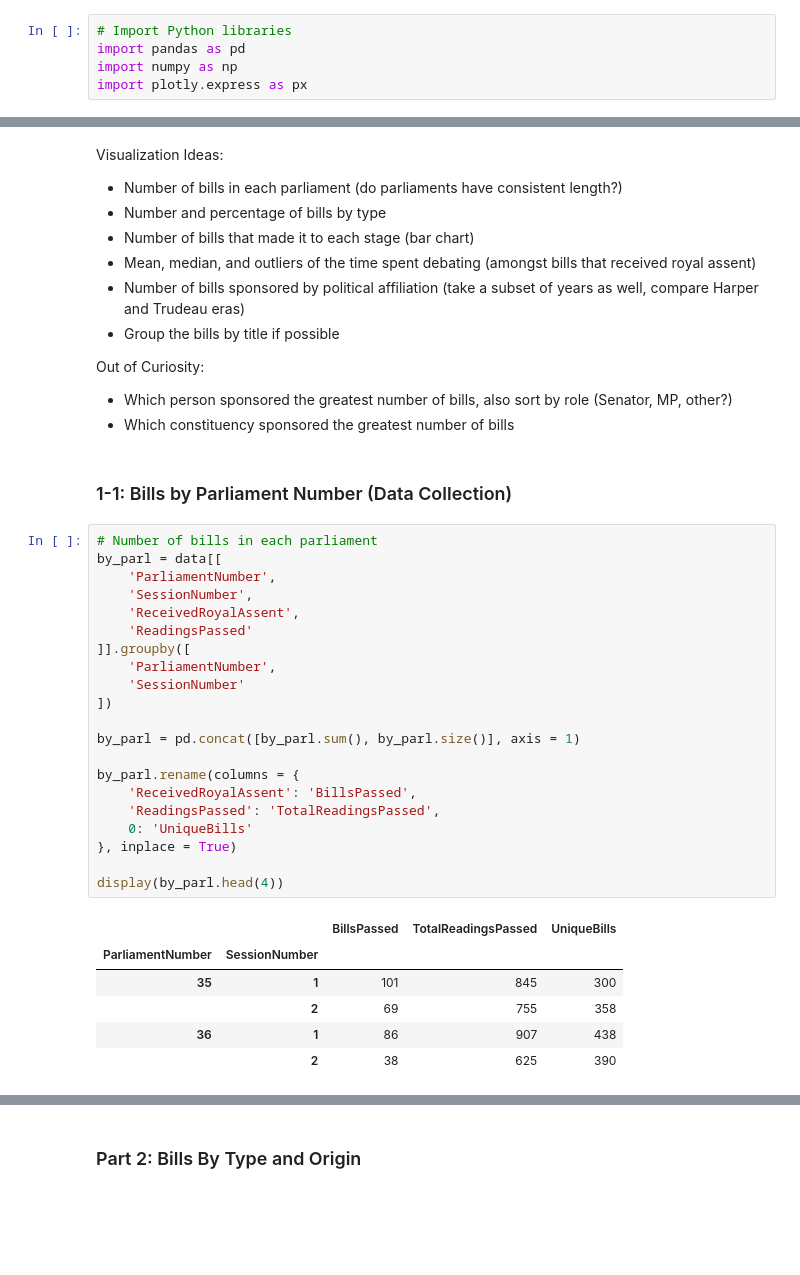
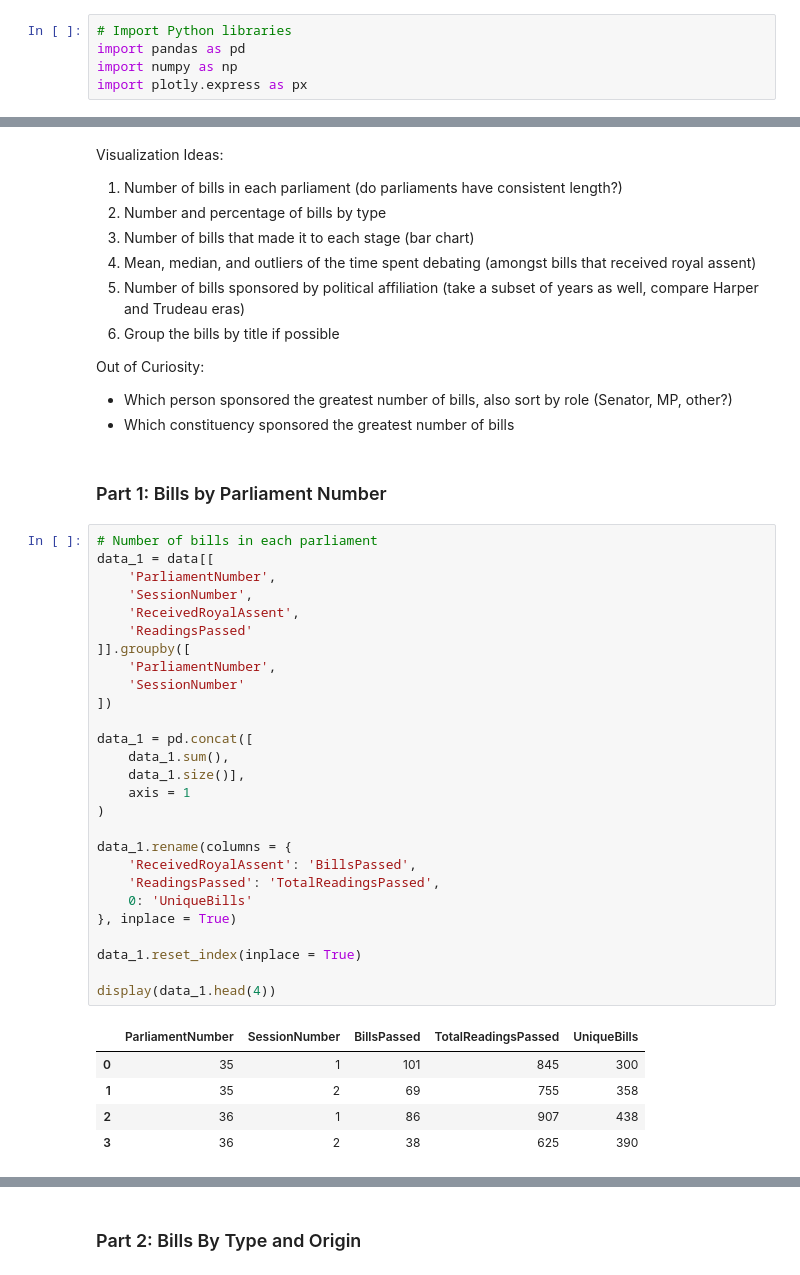
Before and after one commit to rileywheadon/canadian-legislation-visualisation, a Jupyter notebook: notebooks/04-visualisation.ipynb, the cells around one changed output, grey strips where cells are left out. Cells and saved outputs as stored; diff of their text form; blank space fills up the shorter version.

```diff
--- a/notebooks/04-visualisation.ipynb
+++ b/notebooks/04-visualisation.ipynb
@@ -20,44 +26,49 @@ with pd.option_context('display.max_columns', None):
 | 2 | 43-1/S-1 | Joseph Day | Senator | None | NaN | S-1 | An Act relating to railways | ... |
 # %% [markdown]
 Visualization Ideas:
-- Number of bills in each parliament (do parliaments have consistent length?)
-- Number and percentage of bills by type
-- Number of bills that made it to each stage (bar chart)
-- Mean, median, and outliers of the time spent debating (amongst bills that received royal assent)
-- Number of bills sponsored by political affiliation (take a subset of years as well, compare Harper and Trudeau eras)
-- Group the bills by title if possible
+1. Number of bills in each parliament (do parliaments have consistent length?)
+2. Number and percentage of bills by type
+3. Number of bills that made it to each stage (bar chart)
+4. Mean, median, and outliers of the time spent debating (amongst bills that received royal assent)
+5. Number of bills sponsored by political affiliation (take a subset of years as well, compare Harper and Trudeau eras)
+6. Group the bills by title if possible
 
 Out of Curiosity:
 - Which person sponsored the greatest number of bills, also sort by role (Senator, MP, other?)
 - Which constituency sponsored the greatest number of bills
 # %% [markdown]
-### 1-1: Bills by Parliament Number (Data Collection)
+### Part 1: Bills by Parliament Number
 # %%
 # Number of bills in each parliament
-by_parl = data[[
+data_1 = data[[
     'ParliamentNumber',
     'SessionNumber',
     'ReceivedRoyalAssent',
     'ReadingsPassed'
 ]].groupby([
     'ParliamentNumber',
     'SessionNumber'
 ])
 
-by_parl = pd.concat([by_parl.sum(), by_parl.size()], axis = 1)
+data_1 = pd.concat([
+    data_1.sum(),
+    data_1.size()],
+    axis = 1
+)
 
-by_parl.rename(columns = {
+data_1.rename(columns = {
     'ReceivedRoyalAssent': 'BillsPassed',
     'ReadingsPassed': 'TotalReadingsPassed',
     0: 'UniqueBills'
 }, inplace = True)
 
-display(by_parl.head(4))
+data_1.reset_index(inplace = True)
+
+display(data_1.head(4))
 # %% [output]
-|  |  | BillsPassed | TotalReadingsPassed | UniqueBills |
-| ParliamentNumber | SessionNumber |  |  |  |
-| 35 | 1 | 101 | 845 | 300 |
-|  | 2 | 69 | 755 | 358 |
-| 36 | 1 | 86 | 907 | 438 |
-|  | 2 | 38 | 625 | 390 |
+|  | ParliamentNumber | SessionNumber | BillsPassed | TotalReadingsPassed | UniqueBills |
+| 0 | 35 | 1 | 101 | 845 | 300 |
+| 1 | 35 | 2 | 69 | 755 | 358 |
+| 2 | 36 | 1 | 86 | 907 | 438 |
+| 3 | 36 | 2 | 38 | 625 | 390 |
 # %%
```
Also changed, not shown: parts of 10 cells of this notebook, 2 other files.
